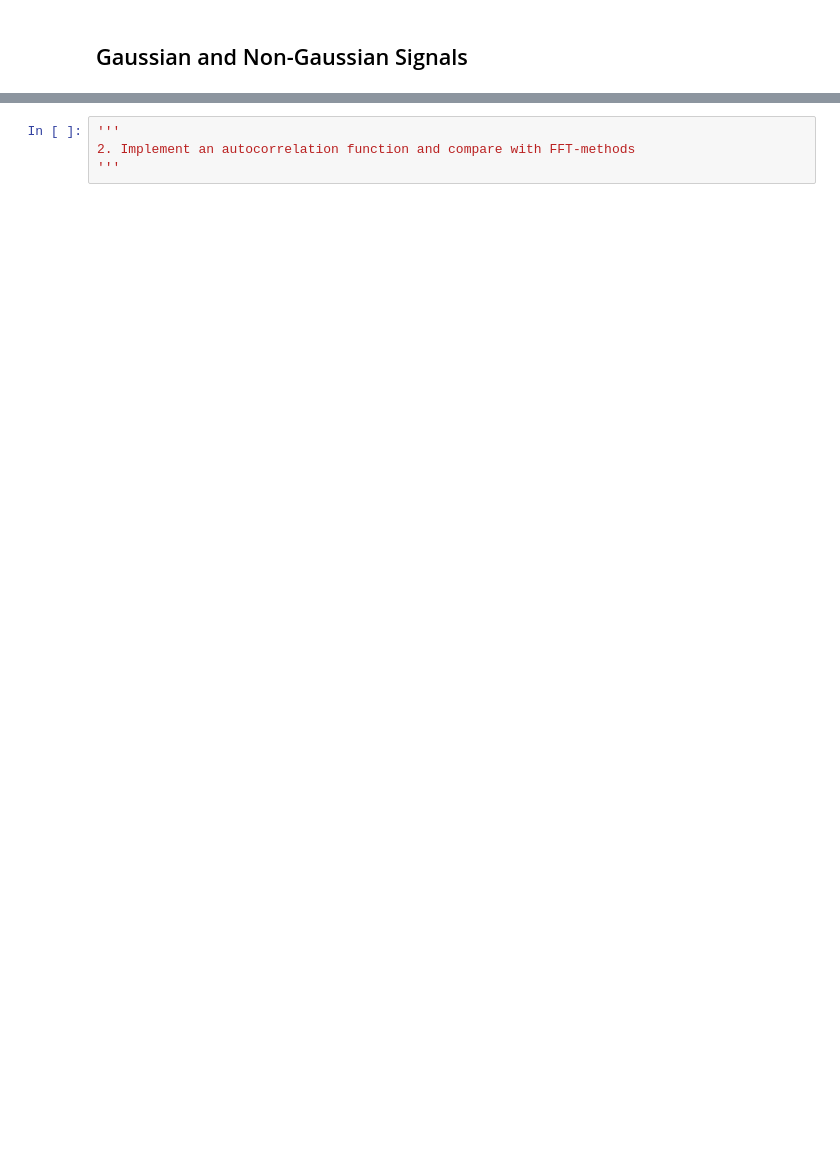
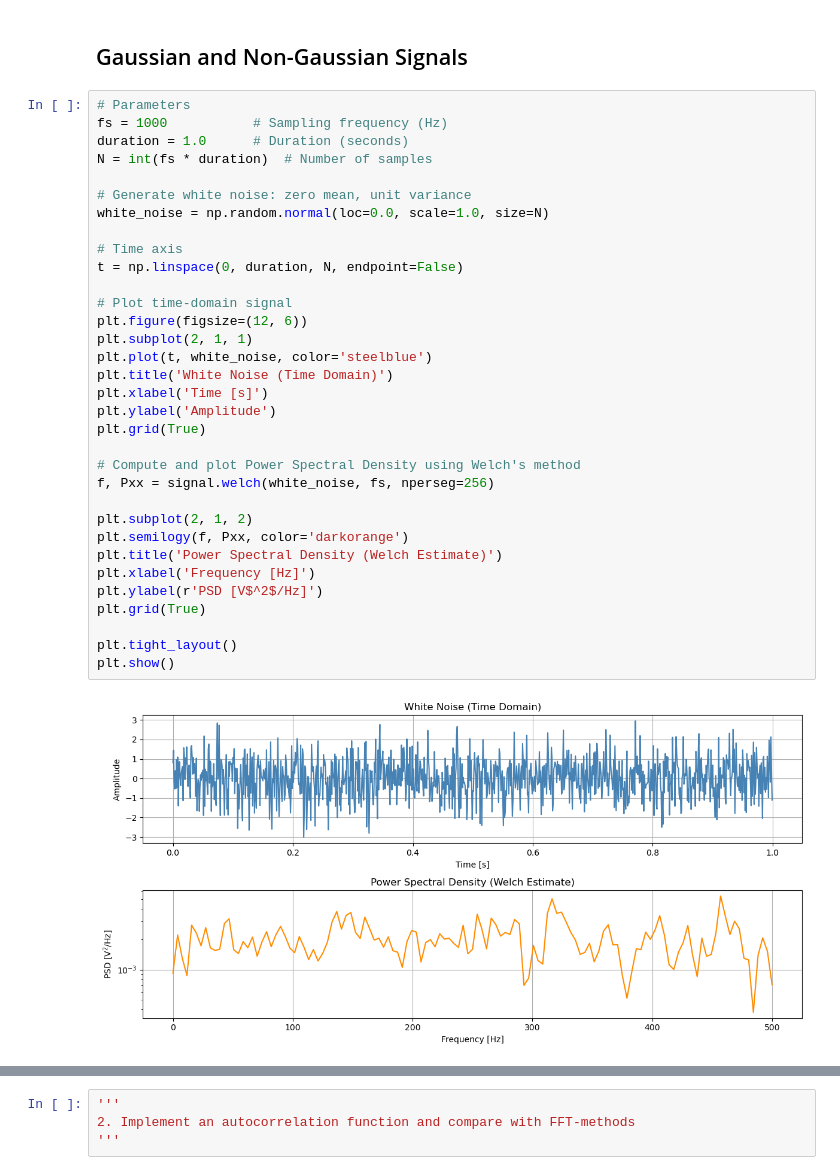
Before and after one commit to theittsco/signal_processing, a Jupyter notebook: Phase1/Phase1_Week7_Notebook.ipynb, the cells around one changed output, grey strips where cells are left out. Cells and saved outputs as stored; diff of their text form; blank space fills up the shorter version.

Commit message:
Finished random processes notebook

```diff
--- a/Phase1/Phase1_Week7_Notebook.ipynb
+++ b/Phase1/Phase1_Week7_Notebook.ipynb
@@ -23,5 +159,40 @@ import math, random
 # %% [markdown]
 ## Gaussian and Non-Gaussian Signals
+# %%
+# Parameters
+fs = 1000           # Sampling frequency (Hz)
+duration = 1.0      # Duration (seconds)
+N = int(fs * duration)  # Number of samples
+
+# Generate white noise: zero mean, unit variance
+white_noise = np.random.normal(loc=0.0, scale=1.0, size=N)
+
+# Time axis
+t = np.linspace(0, duration, N, endpoint=False)
+
+# Plot time-domain signal
+plt.figure(figsize=(12, 6))
+plt.subplot(2, 1, 1)
+plt.plot(t, white_noise, color='steelblue')
+plt.title('White Noise (Time Domain)')
+plt.xlabel('Time [s]')
+plt.ylabel('Amplitude')
+plt.grid(True)
+
+# Compute and plot Power Spectral Density using Welch's method
+f, Pxx = signal.welch(white_noise, fs, nperseg=256)
+
+plt.subplot(2, 1, 2)
+plt.semilogy(f, Pxx, color='darkorange')
+plt.title('Power Spectral Density (Welch Estimate)')
+plt.xlabel('Frequency [Hz]')
+plt.ylabel(r'PSD [V$^2$/Hz]')
+plt.grid(True)
+
+plt.tight_layout()
+plt.show()
+# %% [output]
+[figure, added]
 # %%
 '''
 Practice
```
Also changed, not shown: parts of 6 cells of this notebook, 1 other file.
